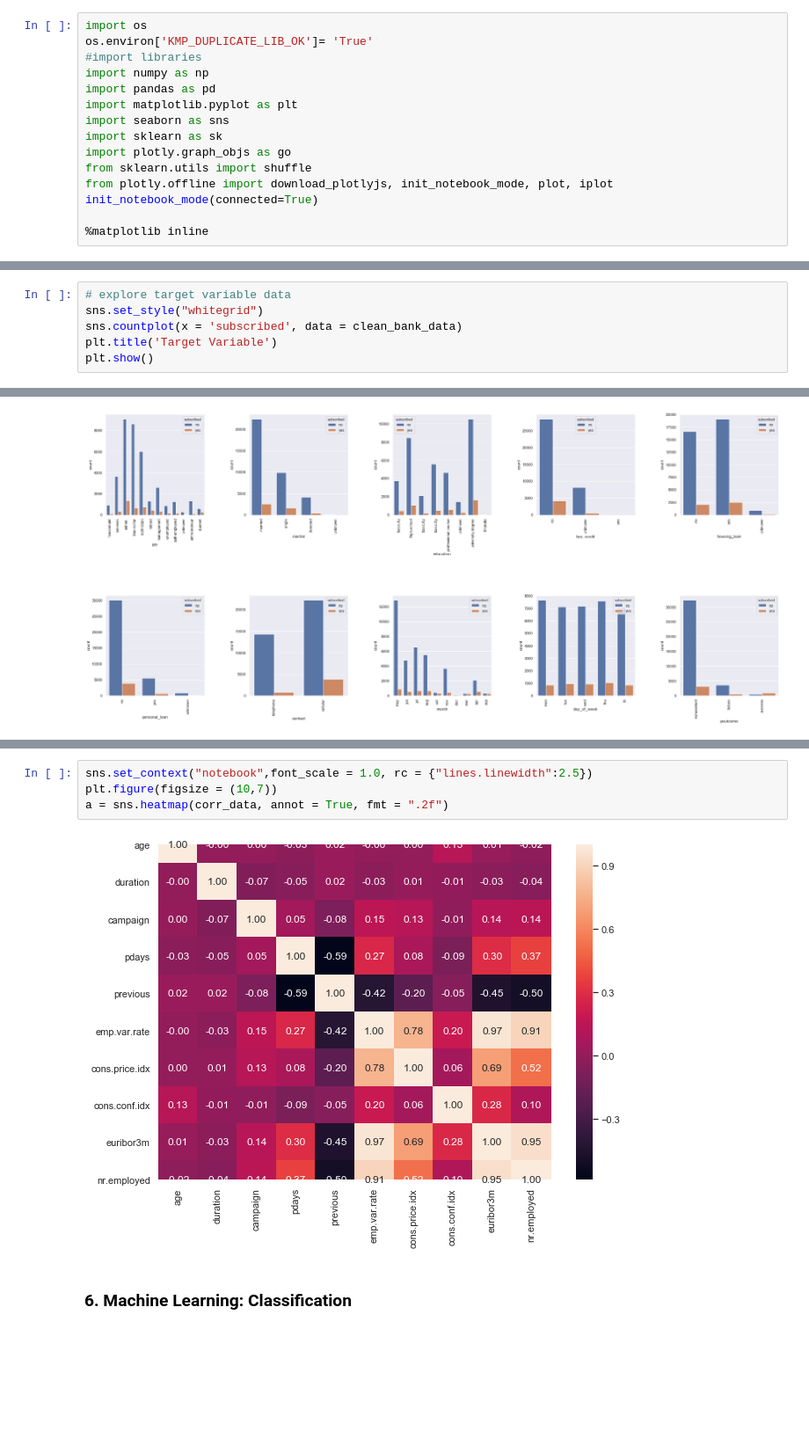
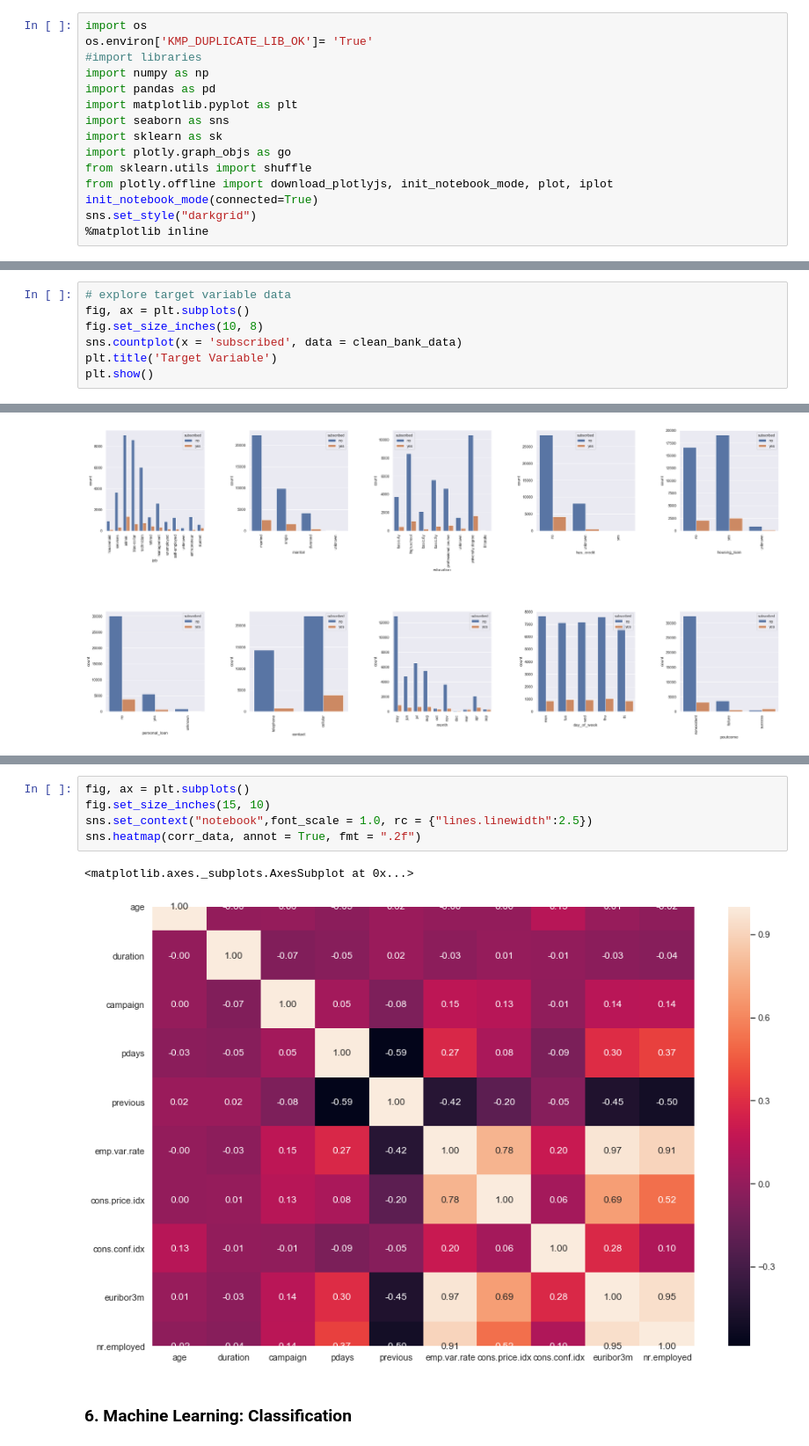
Before and after one commit to suroor89/Bank-Marketing-Campaign-for-Term-Deposit, a Jupyter notebook: Bank-Marketing-Client-Subscription-/bank_marketing_analytics.ipynb, the cells around one changed output, grey strips where cells are left out. Shown at 88% size. Cells and saved outputs as stored; diff of their text form; blank space fills up the shorter version.

```diff
--- a/Bank-Marketing-Client-Subscription-/bank_marketing_analytics.ipynb
+++ b/Bank-Marketing-Client-Subscription-/bank_marketing_analytics.ipynb
@@ -33,7 +33,7 @@ import plotly.graph_objs as go
 from sklearn.utils import shuffle
 from plotly.offline import download_plotlyjs, init_notebook_mode, plot, iplot
 init_notebook_mode(connected=True)
-
+sns.set_style("darkgrid")
 %matplotlib inline
 # %% [markdown]
 ###  2. Load the data and Examine the data
@@ -188,7 +253,8 @@ y = clean_bank_data.iloc[:,-1]
 #### Target Variable
 # %%
 # explore target variable data
-sns.set_style("whitegrid")
+fig, ax = plt.subplots()
+fig.set_size_inches(10, 8)
 sns.countplot(x = 'subscribed', data = clean_bank_data)
 plt.title('Target Variable')
 plt.show()
@@ -310,9 +381,11 @@ iplot(fig, filename='marital bar')
 # %%
+fig, ax = plt.subplots()
+fig.set_size_inches(15, 10)
 sns.set_context("notebook",font_scale = 1.0, rc = {"lines.linewidth":2.5})
-plt.figure(figsize = (10,7))
-a = sns.heatmap(corr_data, annot = True, fmt = ".2f")
+sns.heatmap(corr_data, annot = True, fmt = ".2f")
 # %% [output]
+<matplotlib.axes._subplots.AxesSubplot at 0x...>
-[figure, old version]
+[figure, new version]
 # %% [markdown]
 ### 6. Machine Learning: Classification
 # %% [markdown]
```
Also changed, not shown: parts of 23 cells of this notebook.
